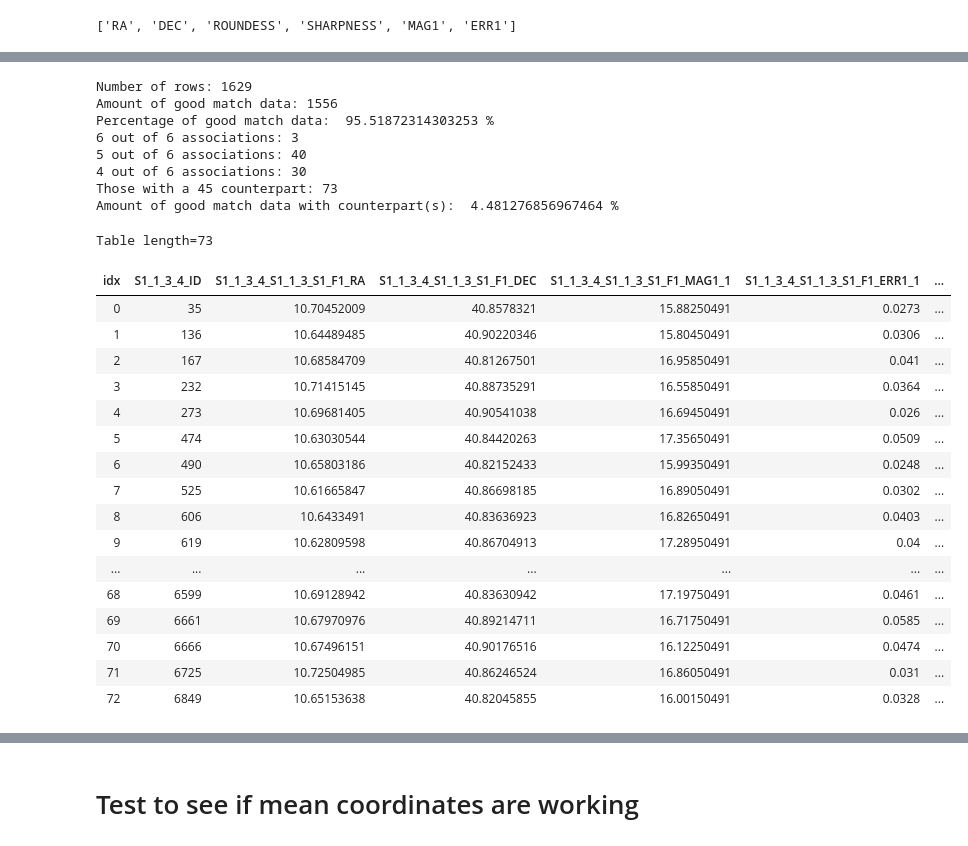
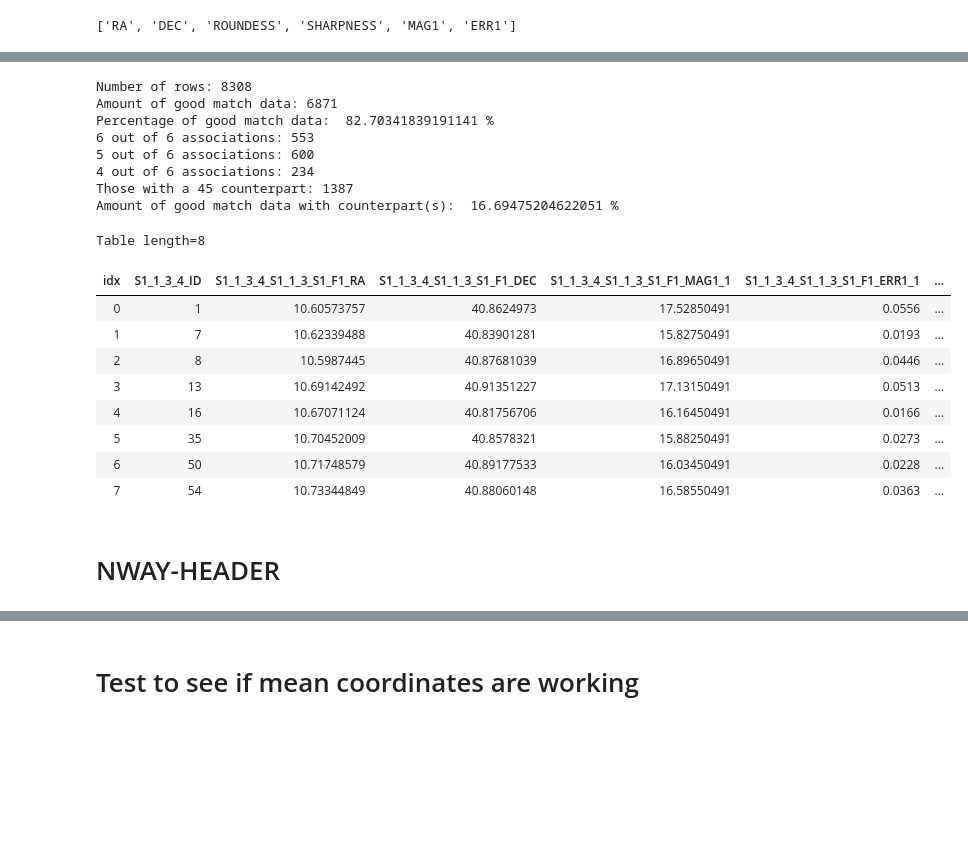
Before and after one commit to MichaelSharp7/M32, a Jupyter notebook: M32_cat.ipynb, the cells around one changed output, grey strips where cells are left out. Cells and saved outputs as stored; diff of their text form; code cells hidden in the pictures; blank space fills up the shorter version.

```diff
--- a/M32_cat.ipynb
+++ b/M32_cat.ipynb
@@ -27,7 +28,7 @@ sns.set_context("paper")   # "paper", "notebook", "talk", "poster"
 # Fits Files
 # %%
 # Open a fits file and display info
-filein = 'single_match/all_36_45_matched.fits'
+filein = 'single_match_increased/all_36_45_matched.fits'
 fits_im = fits.open(filein)
 fits_im.info()
 
@@ -68,7 +69,7 @@ EXTNAME = 'NWAYMATCH'
 # %% [markdown]
 # Convert fits to text
 # %%
-text_file = open('single_match/all_36_45_text.txt','w')
+text_file = open('single_match_increased/all_36_45_text.txt','w')
 for i in range(8,len(hdr)-1,2):
     name = str(hdr[i])+' '
     print(name)
@@ -226,7 +236,7 @@ data_36.colnames
 # %%
 # Use for single filter
 
-file = 'single_match/45_1_3_4_text.csv'
+file = 'single_match_increased/45_1_3_4.csv'
 csv_data = ascii.read(file, header_start=0)
 csv_data.colnames   # Get the column names
 print("Number of rows:",len(csv_data))
@@ -294,7 +304,7 @@ for i in range(len(good_asn_data)):
 #good_data.rename_column('S2_F1_DEC', 'DEC')
 
 #good_asn_data.write('all_good_45_mean_csv.csv', overwrite=True)
-good_asn_data.write('single_match/45_1_3_4_good_mean_fits.fits', overwrite=True)
+good_asn_data.write('single_match_increased/45_1_3_4_good_mean_fits.fits', overwrite=True)
 
 # Display a small portion of the data to check formatting
 good_asn_data[0:3].show_in_notebook()
@@ -315,7 +325,7 @@ Table length=3
 # %%
 # Use for joining filters
 
-file = 'single_match/all_36_45_text.csv'
+file = 'single_match_increased/all_36_45_text.csv'
 csv_data = ascii.read(file, header_start=0)
 csv_data.colnames   # Get the column names
 print("Number of rows:",len(csv_data))
@@ -336,7 +346,6 @@ good_data['mean_DEC']=0.0
 
 for i in range(len(good_data)):
     #associations = 1
-
     counter = 1
     associations = good_data['S1_1_3_4_asn'][i]
     RA = good_data['S1_1_3_4_RA'][i]
@@ -347,7 +356,6 @@ for i in range(len(good_data)):
         RA = RA + good_data['S2_1_3_4_RA'][i]
         DEC = DEC + good_data['S2_1_3_4_DEC'][i]
         #associations = associations + 1
-
         counter = counter + 1
         associations = associations + good_data['S2_1_3_4_asn'][i]
     #if good_data['S1_F4_RA'][i]!=-99:
@@ -376,60 +384,51 @@ asn_4_idx = np.where(good_data['total_asn']==4)
 print("4 out of 6 associations:",len(asn_4_idx[0]))
 
 # Cull those with no 45 counterpart
 idx_asn = np.where(good_data['S2_1_3_4_RA']!=-99)
 print("Those with a 45 counterpart:",len(idx_asn[0]))
 good_asn_data = good_data[idx_asn]
 # See how many remain compared to original combined [3.6]/[4.5]
 good_asn_pct = 100*len(good_asn_data)/len(csv_data)
 print("Amount of good match data with counterpart(s): ",good_asn_pct,"%")
 
 # Rename 1st ID as ID for matching to another catalogue
 #good_asn_data.rename_column('S1_1_3_ID', 'ID')
 
 # Remove first and last characters of ID number ('')
 col_change_list = ['S1_1_3_4_ID','S1_1_3_4_S1_1_3_S1_F3_ID','S1_1_3_4_S1_F4_ID',
                    'S2_1_3_4_ID','S2_1_3_4_S2_1_3_S2_F3_ID','S2_1_3_4_S2_F4_ID']
 for i in range(len(good_asn_data)):
     for j in range(len(col_change_list)):
         good_asn_data[col_change_list[j]][i]=int(str(good_asn_data[col_change_list[j]][i])[1:len(str(good_asn_data[col_change_list[j]][i]))-1])
 
 # Rename (ID, RA, Dec)1 as (ID, RA, Dec) for matching to another catalogue
 #good_data.rename_column('S2_F1_ID', 'ID')
 #good_data.rename_column('S2_F1_RA', 'RA')
 #good_data.rename_column('S2_F1_DEC', 'DEC')
 
-#good_asn_data.write('all_good_45_mean_csv.csv', overwrite=True)
+good_asn_data.write('single_match_increased/final_cat_csv.csv', overwrite=True)
 #good_asn_data.write('single_match/36_1_3_4_good_mean_fits.fits', overwrite=True)
 
 # Display a small portion of the data to check formatting
-#good_asn_data[0:8].show_in_notebook()
-
-#good_asn_data[0:8].show_in_notebook()
-good_asn_data.show_in_notebook()
+good_asn_data[0:8].show_in_notebook()
 # %% [output]
-Number of rows: 1629
-Amount of good match data: 1556
-Percentage of good match data:  95.51872314303253 %
-6 out of 6 associations: 3
-5 out of 6 associations: 40
-4 out of 6 associations: 30
-Those with a 45 counterpart: 73
-Amount of good match data with counterpart(s):  4.481276856967464 %
+Number of rows: 8308
+Amount of good match data: 6871
+Percentage of good match data:  82.70341839191141 %
+6 out of 6 associations: 553
+5 out of 6 associations: 600
+4 out of 6 associations: 234
+Those with a 45 counterpart: 1387
+Amount of good match data with counterpart(s):  16.69475204622051 %
-Table length=73
+Table length=8
 | idx | S1_1_3_4_ID | S1_1_3_4_S1_1_3_S1_F1_RA | S1_1_3_4_S1_1_3_S1_F1_DEC | S1_1_3_4_S1_1_3_S1_F1_MAG1_1 | S1_1_3_4_S1_1_3_S1_F1_ERR1_1 | ... |
-| 0 | 35 | 10.70452009 | 40.8578321 | 15.88250491 | 0.0273 | ... |
-| 1 | 136 | 10.64489485 | 40.90220346 | 15.80450491 | 0.0306 | ... |
-| 2 | 167 | 10.68584709 | 40.81267501 | 16.95850491 | 0.041 | ... |
-| 3 | 232 | 10.71415145 | 40.88735291 | 16.55850491 | 0.0364 | ... |
-| 4 | 273 | 10.69681405 | 40.90541038 | 16.69450491 | 0.026 | ... |
-| 5 | 474 | 10.63030544 | 40.84420263 | 17.35650491 | 0.0509 | ... |
-| 6 | 490 | 10.65803186 | 40.82152433 | 15.99350491 | 0.0248 | ... |
-| 7 | 525 | 10.61665847 | 40.86698185 | 16.89050491 | 0.0302 | ... |
-| 8 | 606 | 10.6433491 | 40.83636923 | 16.82650491 | 0.0403 | ... |
-| 9 | 619 | 10.62809598 | 40.86704913 | 17.28950491 | 0.04 | ... |
-| ... | ... | ... | ... | ... | ... | ... |
-| 68 | 6599 | 10.69128942 | 40.83630942 | 17.19750491 | 0.0461 | ... |
-| 69 | 6661 | 10.67970976 | 40.89214711 | 16.71750491 | 0.0585 | ... |
-| 70 | 6666 | 10.67496151 | 40.90176516 | 16.12250491 | 0.0474 | ... |
-| 71 | 6725 | 10.72504985 | 40.86246524 | 16.86050491 | 0.031 | ... |
-| 72 | 6849 | 10.65153638 | 40.82045855 | 16.00150491 | 0.0328 | ... |
+| 0 | 1 | 10.60573757 | 40.8624973 | 17.52850491 | 0.0556 | ... |
+| 1 | 7 | 10.62339488 | 40.83901281 | 15.82750491 | 0.0193 | ... |
+| 2 | 8 | 10.5987445 | 40.87681039 | 16.89650491 | 0.0446 | ... |
+| 3 | 13 | 10.69142492 | 40.91351227 | 17.13150491 | 0.0513 | ... |
+| 4 | 16 | 10.67071124 | 40.81756706 | 16.16450491 | 0.0166 | ... |
+| 5 | 35 | 10.70452009 | 40.8578321 | 15.88250491 | 0.0273 | ... |
+| 6 | 50 | 10.71748579 | 40.89177533 | 16.03450491 | 0.0228 | ... |
+| 7 | 54 | 10.73344849 | 40.88060148 | 16.58550491 | 0.0363 | ... |
+# %% [markdown]
+# NWAY-HEADER
```
Also changed, not shown: parts of 8 cells of this notebook, 26 other files.
